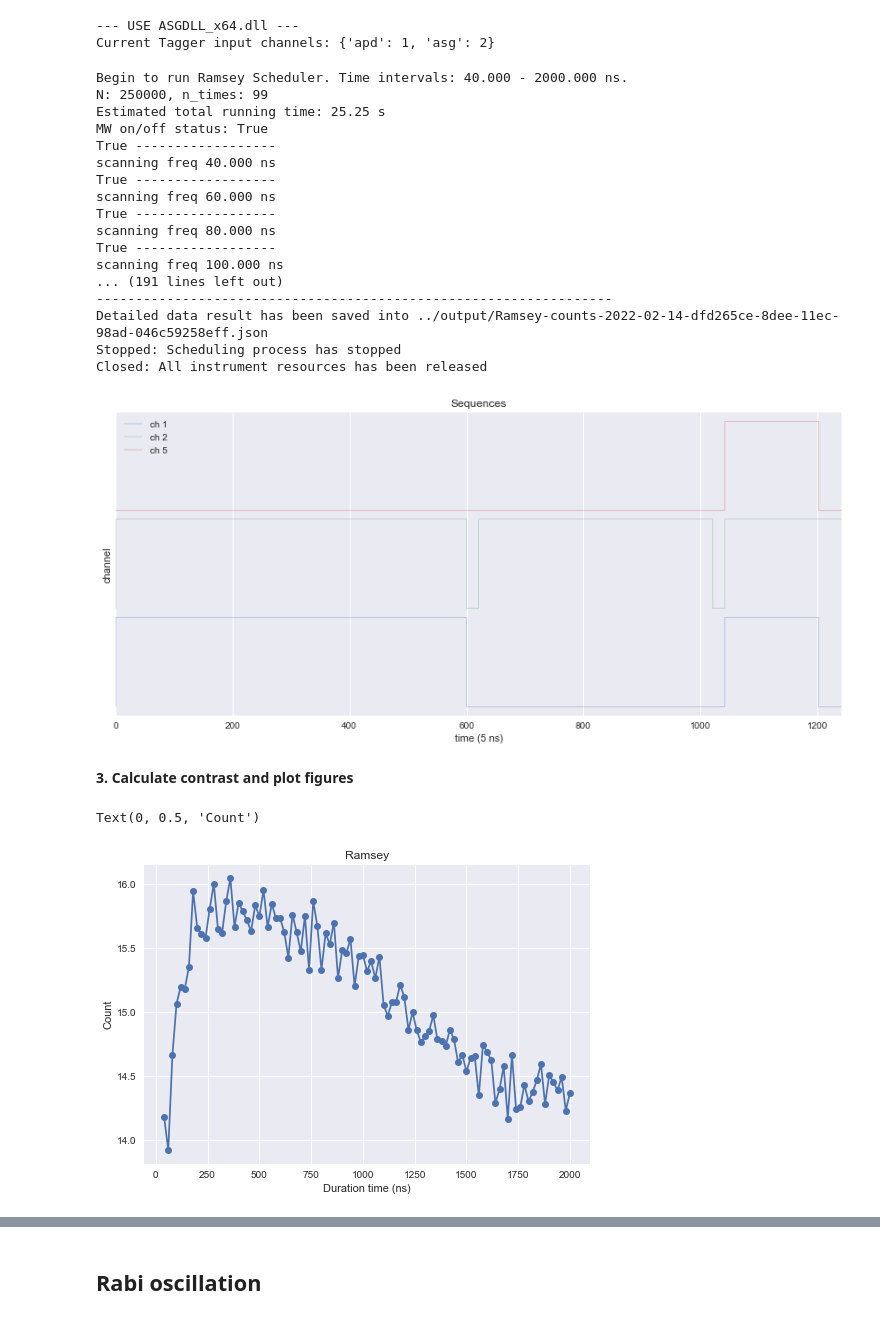
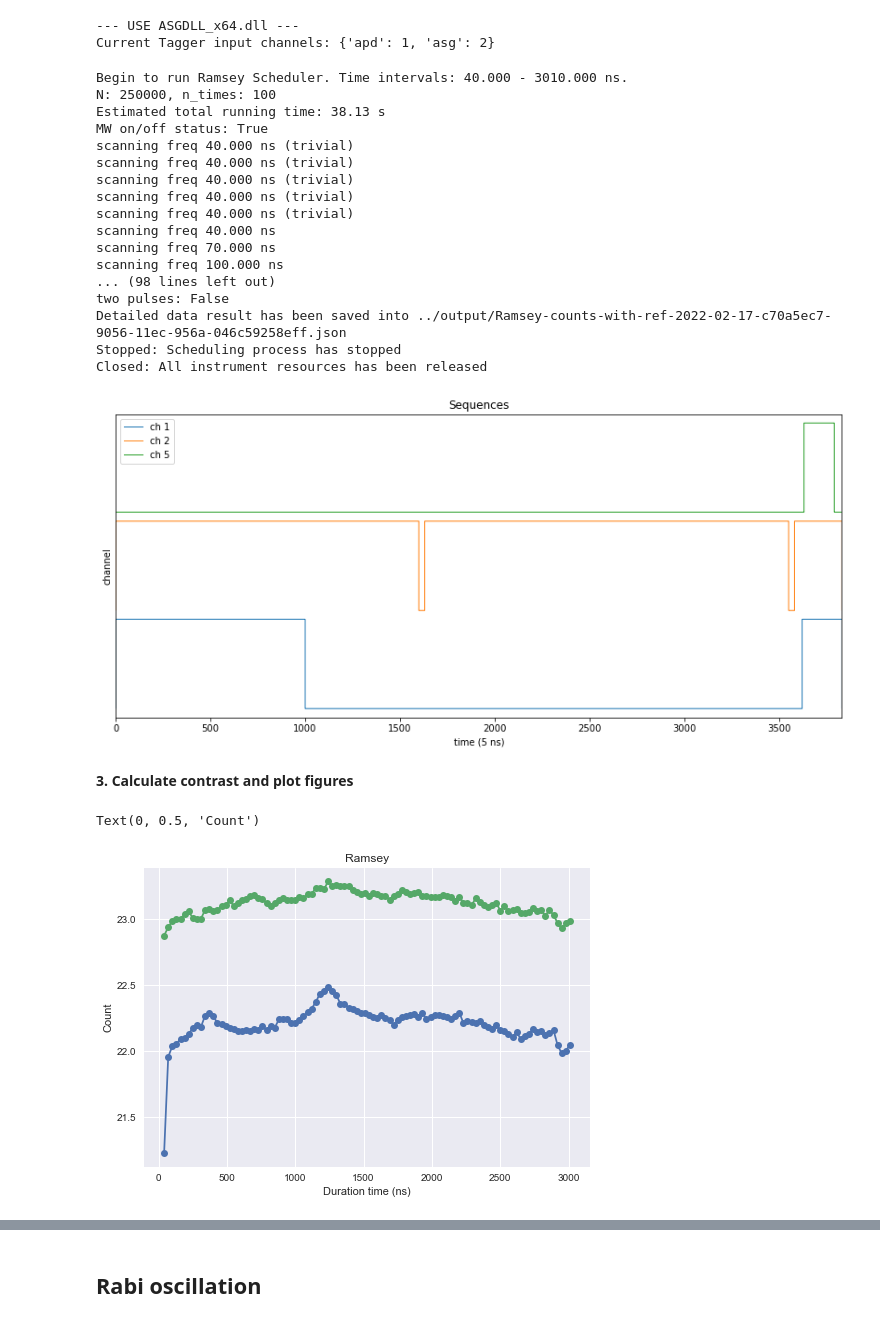
Before and after one commit to Youngcius/odmactor, a Jupyter notebook: project/tutorial/time-odmr.ipynb, the cells around one changed output, grey strips where cells are left out. Saved outputs shown, nothing was run; the diff lists cells and outputs as text; code cells hidden in the pictures.

```diff
--- a/project/tutorial/time-odmr.ipynb
+++ b/project/tutorial/time-odmr.ipynb
@@ -23,27 +23,31 @@ import numpy as np
 # %%
 
 t_start = 40
-t_end = 2000
-t_step = 20
+t_end = 3000
+t_step = 30
 
-pi_power = 10
+pi_power = 12
 pi_freq = 2.852 * C.giga
-pi_time = 210 * C.nano
+pi_time = 310 * C.nano
 
 t_init = 5e3
-inter_init_mw = 0
+inter_init_mw = 3e3
+inter_mw_read = 200
+pre_read = 50
 t_read_sig = 800
-t_read_ref = t_read_sig
+# t_read_ref = t_read_sig
 
-N = int(1e6 / 2)
+N = int(1e6 / 4)
 # %% [markdown]
 **2. Construct a Ramsey Scheduler and run**
 
 Especially, the calibrated MW $\pi$ pulse should be configured
 # %%
-scheduler = RamseyScheduler(mw_ttl=0)
+scheduler = RamseyScheduler(mw_ttl=0, with_ref=True, epoch_omit=5)
+scheduler.configure_mw_paras(power=pi_power, freq=pi_freq)
 scheduler.pi_pulse['freq'], scheduler.pi_pulse['power'], scheduler.pi_pulse['time'] = pi_freq, pi_power, pi_time
-scheduler.configure_odmr_seq(t_init, t_read_sig, inter_init_mw=inter_init_mw, N=N)
+scheduler.configure_odmr_seq(t_init, t_read_sig, inter_init_mw=inter_init_mw, inter_mw_read=inter_mw_read,
+                             pre_read=pre_read, N=N)
 scheduler.set_delay_times(t_start, t_end, t_step)
 scheduler.configure_tagger_counting(reader='cbm')
 # %% [output]
@@ -53,28 +57,29 @@ Current Tagger input channels: {'apd': 1, 'asg': 2}
 scheduler.run_scanning()
 scheduler.close()
 # %% [output]
-Begin to run Ramsey Scheduler. Time intervals: 40.000 - 2000.000 ns.
-N: 250000, n_times: 99
-Estimated total running time: 25.25 s
+Begin to run Ramsey Scheduler. Time intervals: 40.000 - 3010.000 ns.
+N: 250000, n_times: 100
+Estimated total running time: 38.13 s
 MW on/off status: True
-True ------------------
+scanning freq 40.000 ns (trivial)
+scanning freq 40.000 ns (trivial)
+scanning freq 40.000 ns (trivial)
+scanning freq 40.000 ns (trivial)
+scanning freq 40.000 ns (trivial)
 scanning freq 40.000 ns
-True ------------------
-scanning freq 60.000 ns
-True ------------------
-scanning freq 80.000 ns
-True ------------------
+scanning freq 70.000 ns
 scanning freq 100.000 ns
-... (191 lines left out)
-------------------------------------------------------------------
-Detailed data result has been saved into ../output/Ramsey-counts-2022-02-14-dfd265ce-8dee-11ec-98ad-046c59258eff.json
+... (98 lines left out)
+two pulses: False
+Detailed data result has been saved into ../output/Ramsey-counts-with-ref-2022-02-17-c70a5ec7-9056-11ec-956a-046c59258eff.json
 Stopped: Scheduling process has stopped
 Closed: All instrument resources has been released
 # %%
 # observe detection sequence
+scheduler._gene_pseudo_detect_seq()
 fig = scheduler.sequences_figure
 # %% [output]
-[figure, old version]
+[figure, new version]
 # %% [markdown]
 **3. Calculate contrast and plot figures**
 # %%
@@ -84,11 +89,12 @@ counts_sig_ref = scheduler.result  # [times, counts, counts_ref]
 # %%
 # plot_ramsey(counts_sig_ref[0], contrast)
 
 plt.style.use('seaborn')
-plt.plot(counts_sig_ref[0], counts_sig_ref[1],'o-')
+plt.plot(counts_sig_ref[0], counts_sig_ref[1], 'o-')
+plt.plot(counts_sig_ref[0], counts_sig_ref[2], 'o-')
 plt.title('Ramsey')
 plt.xlabel('Duration time (ns)')
 plt.ylabel('Count')
 # %% [output]
 Text(0, 0.5, 'Count')
-[figure, old version]
+[figure, new version]
```
Also changed, not shown: parts of 14 cells of this notebook, 4 other files.
